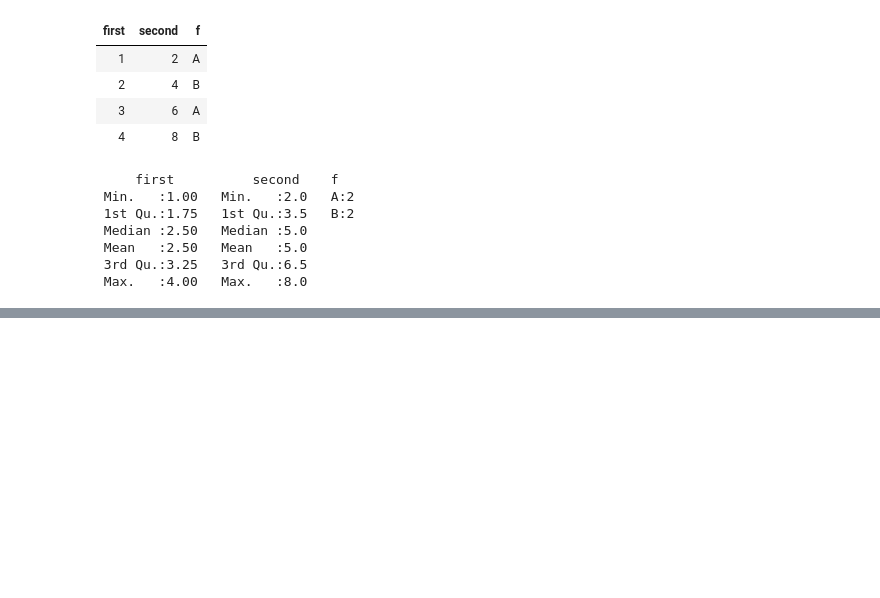
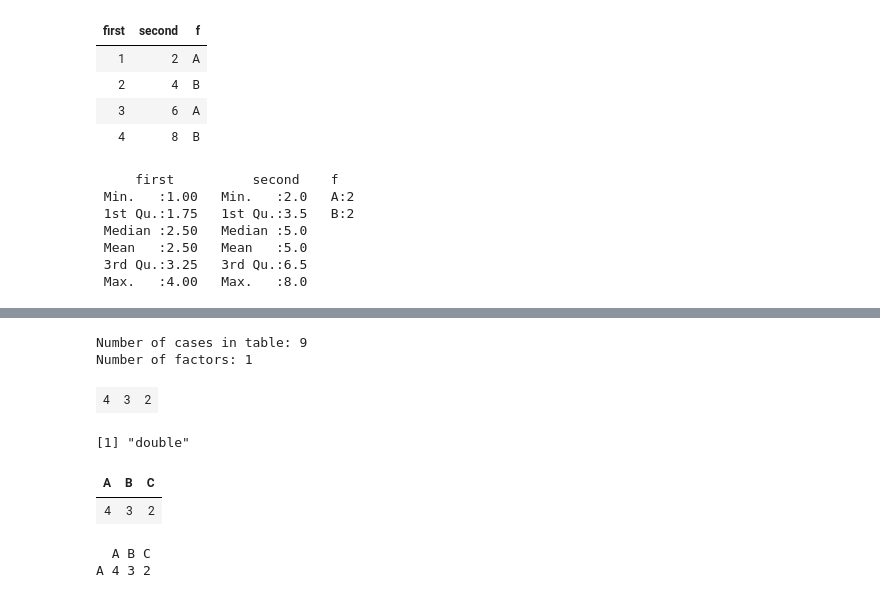
Before and after one commit to yennanliu/analysis, a Jupyter notebook: R_/R_basic_1.ipynb, the cells around one changed output, grey strips where cells are left out. Drawn from its saved outputs; the diff is of its cells as text; code cells hidden in the pictures; blank space fills up the shorter version.

```diff
--- a/R_/R_basic_1.ipynb
+++ b/R_/R_basic_1.ipynb
@@ -228,0 +321,15 @@ summary(bubba)
+# %%
+summary(results)
+# %% [output]
+Number of cases in table: 9
+Number of factors: 1
+# %%
+occur <- matrix(c(4,3,2),ncol=3,byrow=TRUE)
+# %%
+occur
+# %% [output]
+| 4 | 3 | 2 |
+# %%
+typeof(occur)
+# %% [output]
+[1] "double"
@@ -228,0 +338,5 @@ summary(bubba)
+# %%
+occur
+# %% [output]
+| A | B | C |
+| 4 | 3 | 2 |
@@ -228,0 +345,5 @@ summary(bubba)
+# %%
+occur
+# %% [output]
+  A B C
+A 4 3 2
```
Also changed, not shown: parts of 37 cells of this notebook.
